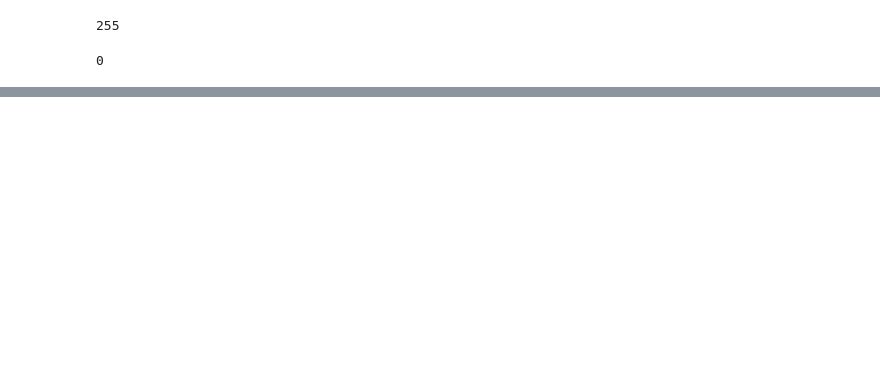
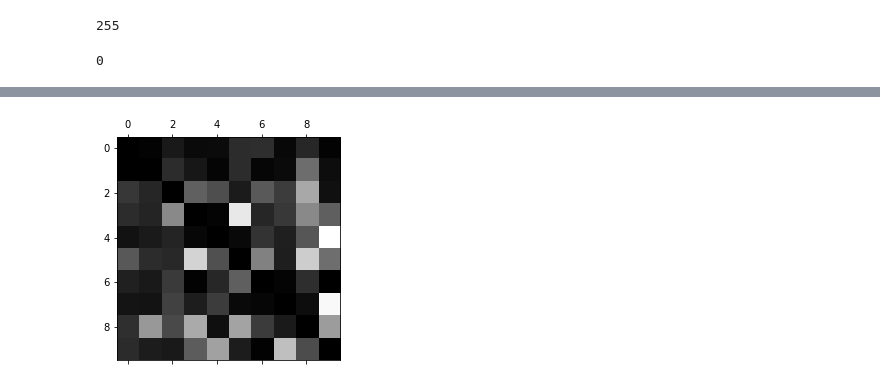
Before and after one commit to tao-bai/Hands-on-Machine-Learning, a Jupyter notebook: 03-Classification.ipynb, the cells around one changed output, grey strips where cells are left out. Cells and saved outputs as stored; diff of their text form; code cells hidden in the pictures; blank space fills up the shorter version.

```diff
--- a/03-Classification.ipynb
+++ b/03-Classification.ipynb
@@ -398,0 +455,6 @@ Assume that you have found a promising
+# %%
+np.fill_diagonal(norm_conf_mx, 0)
+plt.matshow(norm_conf_mx, cmap=plt.cm.gray)
+plt.show()
+# %% [output]
+[figure, added]
```
Also changed, not shown: parts of 35 cells of this notebook.
